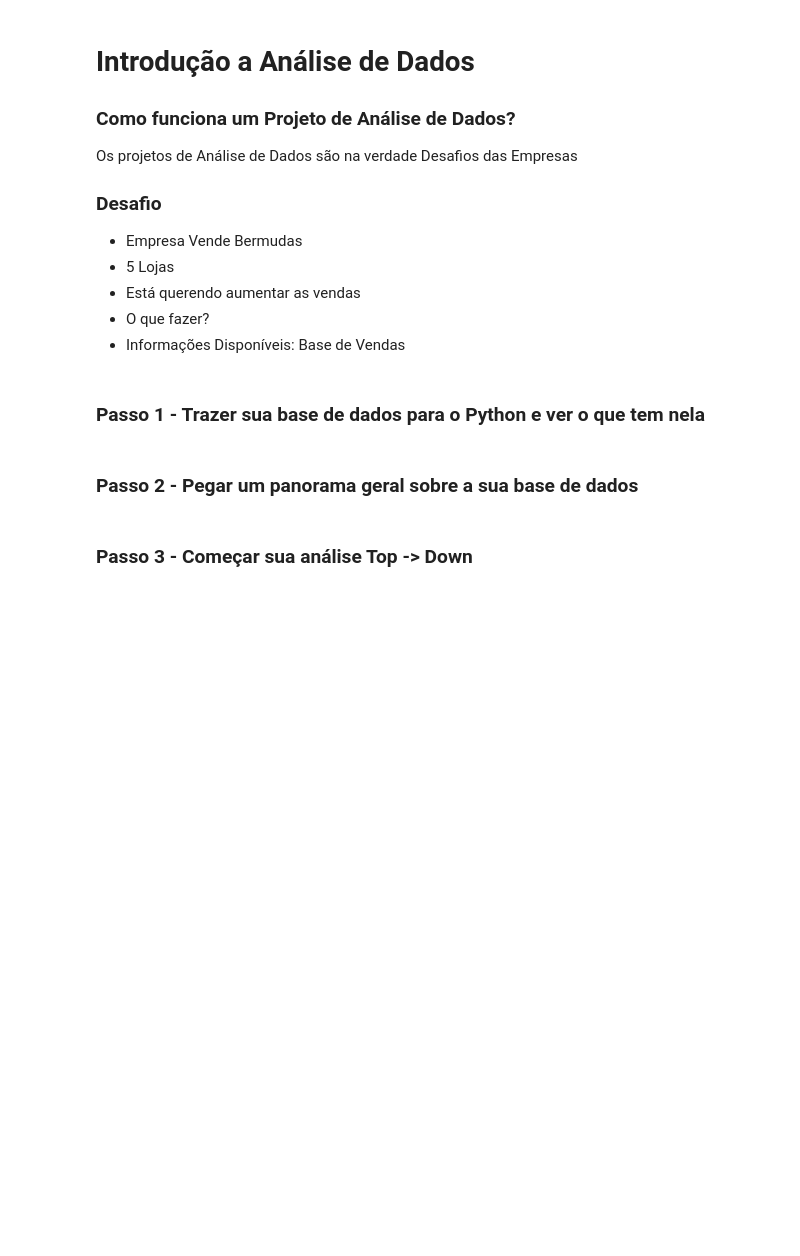
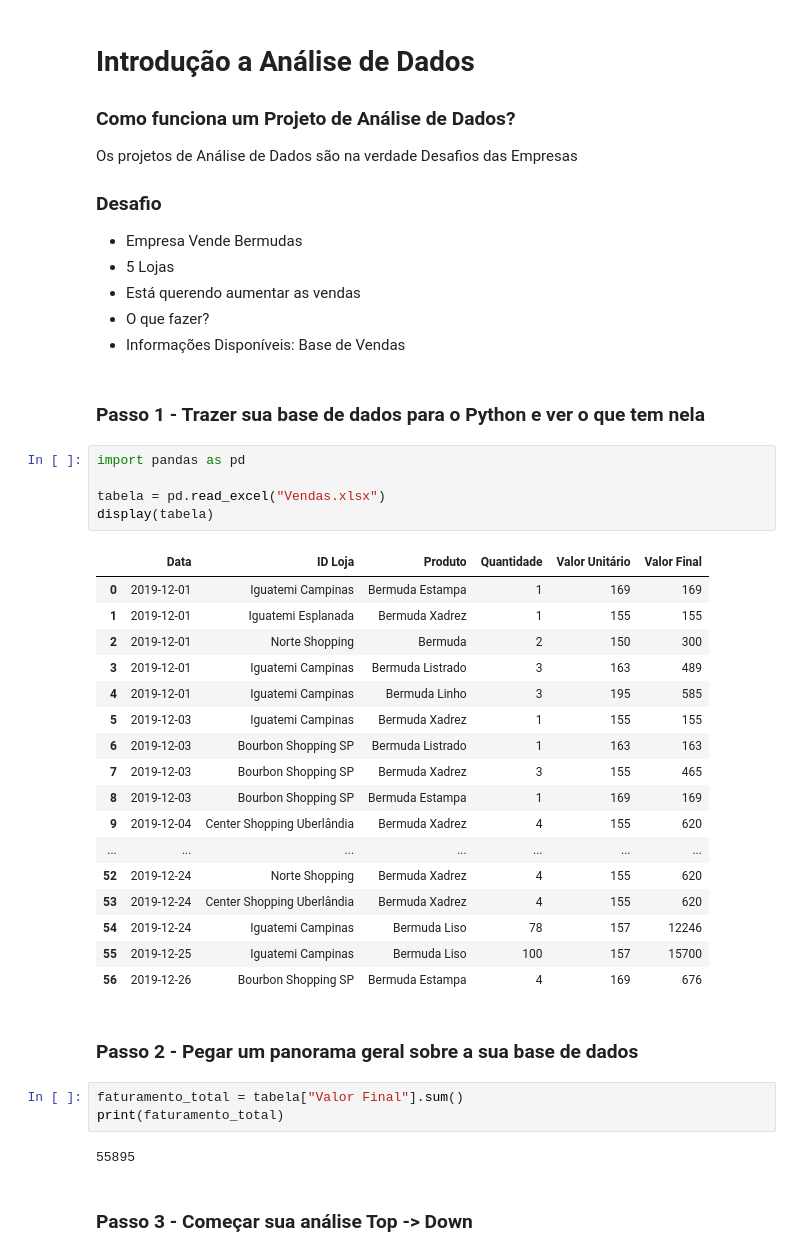
Before and after one commit to MaxVieiraSantiago/Python, a Jupyter notebook: 014_Introdução_a_Análise_de_Dados_com_Python.ipynb, the cells around one changed output. Drawn from its saved outputs; the diff is of its cells as text; blank space fills up the shorter version.

```diff
--- a/014_Introdução_a_Análise_de_Dados_com_Python.ipynb
+++ b/014_Introdução_a_Análise_de_Dados_com_Python.ipynb
@@ -16,7 +16,35 @@ Os projetos de Análise de Dados são na verdade Desafios das Empresas
 - Informações Disponíveis: Base de Vendas
 # %% [markdown]
 ### Passo 1 - Trazer sua base de dados para o Python e ver o que tem nela
+# %%
+import pandas as pd
+
+tabela = pd.read_excel("Vendas.xlsx")
+display(tabela)
+# %% [output]
+|  | Data | ID Loja | Produto | Quantidade | Valor Unitário | Valor Final |
+| 0 | 2019-12-01 | Iguatemi Campinas | Bermuda Estampa | 1 | 169 | 169 |
+| 1 | 2019-12-01 | Iguatemi Esplanada | Bermuda Xadrez | 1 | 155 | 155 |
+| 2 | 2019-12-01 | Norte Shopping | Bermuda | 2 | 150 | 300 |
+| 3 | 2019-12-01 | Iguatemi Campinas | Bermuda Listrado | 3 | 163 | 489 |
+| 4 | 2019-12-01 | Iguatemi Campinas | Bermuda Linho | 3 | 195 | 585 |
+| 5 | 2019-12-03 | Iguatemi Campinas | Bermuda Xadrez | 1 | 155 | 155 |
+| 6 | 2019-12-03 | Bourbon Shopping SP | Bermuda Listrado | 1 | 163 | 163 |
+| 7 | 2019-12-03 | Bourbon Shopping SP | Bermuda Xadrez | 3 | 155 | 465 |
+| 8 | 2019-12-03 | Bourbon Shopping SP | Bermuda Estampa | 1 | 169 | 169 |
+| 9 | 2019-12-04 | Center Shopping Uberlândia | Bermuda Xadrez | 4 | 155 | 620 |
+| ... | ... | ... | ... | ... | ... | ... |
+| 52 | 2019-12-24 | Norte Shopping | Bermuda Xadrez | 4 | 155 | 620 |
+| 53 | 2019-12-24 | Center Shopping Uberlândia | Bermuda Xadrez | 4 | 155 | 620 |
+| 54 | 2019-12-24 | Iguatemi Campinas | Bermuda Liso | 78 | 157 | 12246 |
+| 55 | 2019-12-25 | Iguatemi Campinas | Bermuda Liso | 100 | 157 | 15700 |
+| 56 | 2019-12-26 | Bourbon Shopping SP | Bermuda Estampa | 4 | 169 | 676 |
 # %% [markdown]
 ### Passo 2 - Pegar um panorama geral sobre a sua base de dados
+# %%
+faturamento_total = tabela["Valor Final"].sum()
+print(faturamento_total)
+# %% [output]
+55895
 # %% [markdown]
 ### Passo 3 - Começar sua análise Top -> Down
```
Also changed, not shown: parts of 2 cells of this notebook.
